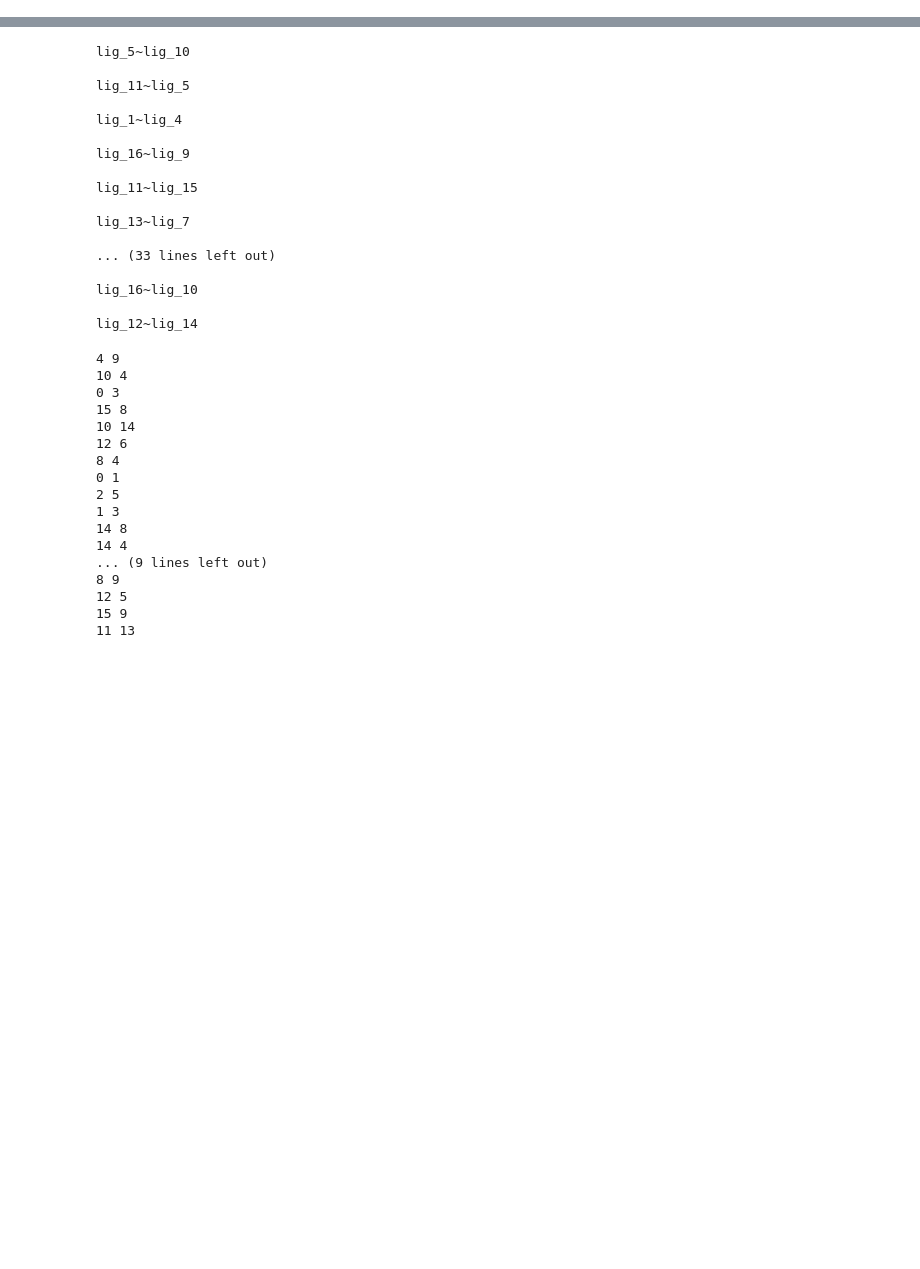
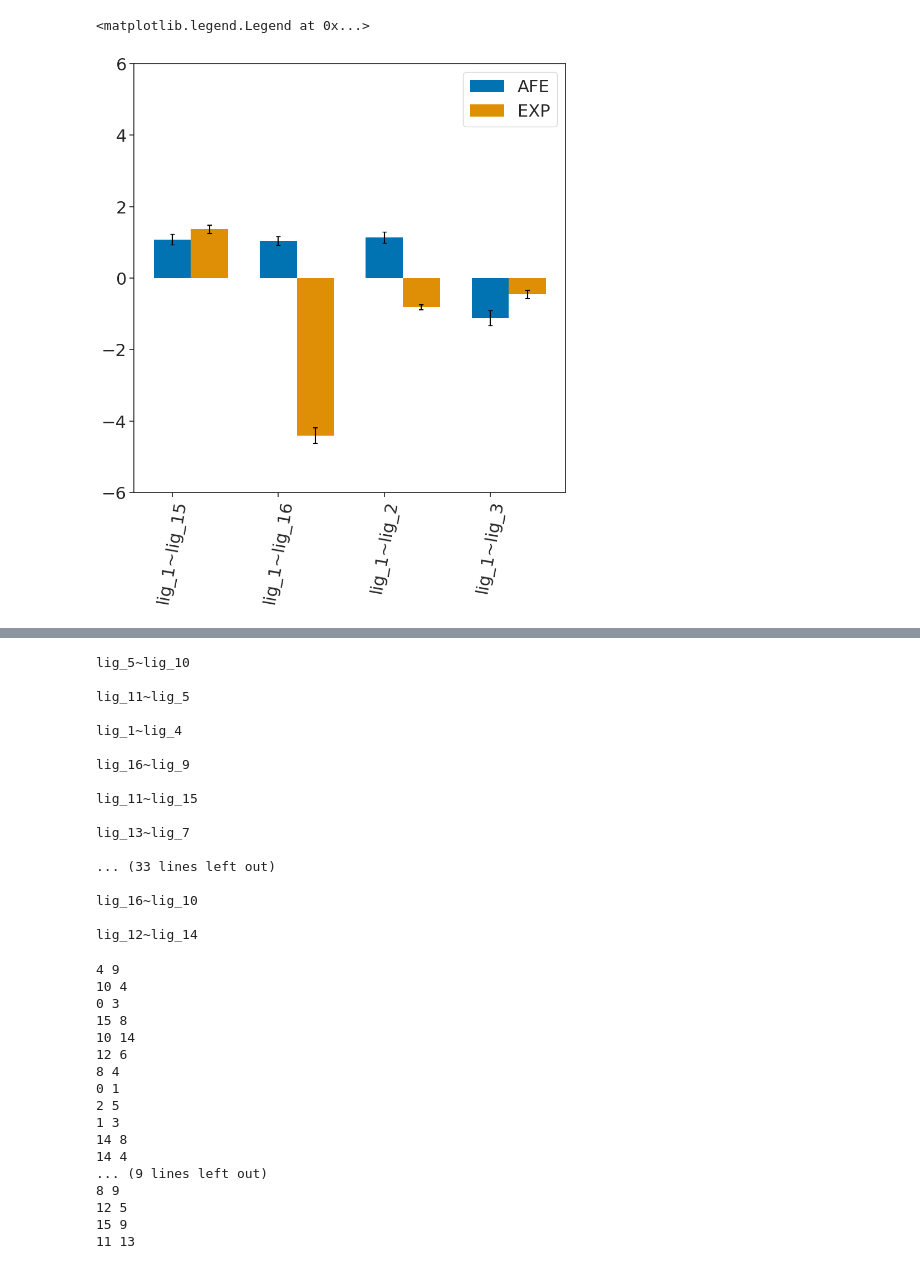
Before and after one commit to meyresearch/metalloenzymes, a Jupyter notebook: scripts/quick_analyse_somd.ipynb, the cells around one changed output, grey strips where cells are left out. Drawn from its saved outputs; the diff is of its cells as text; code cells hidden in the pictures; blank space fills up the shorter version.

```diff
--- a/scripts/quick_analyse_somd.ipynb
+++ b/scripts/quick_analyse_somd.ipynb
@@ -21,7 +18,7 @@ def inhibition_to_ddg(ki_a: float, ki_b: float) -> float:
     """
     convert experimental Ki values to binding free-energy difference
     :param ki_a: experimental Ki of ligand 1
-    :param ki_b: experimental Ki of ligand 2
+    :param ki_b: experimental Ki of ligand 1
     :return: experimental RBFE value
     """
     ic50_a = 2 * ki_a
@@ -42,0 +96,12 @@ lig_5~lig_10
+# %%
+first_indices = []
+second_indices = []
+for line in perturbations:
+    no_newline = line.strip("\n")
+    lig_1 = no_newline.split("~")[0].replace("lig_", "")
+    lig_2 = no_newline.split("~")[1].replace("lig_", "")
+    first_indices.append(int(lig_1) - 1)
+    second_indices.append(int(lig_2) - 1)
+
+for i in range(len(first_indices)):
+    print(first_indices[i], second_indices[i])
@@ -42,0 +142,46 @@ lig_5~lig_10
+# %%
+fig = plt.figure(figsize=(10, 10))
+sns.set(context="notebook", palette="colorblind", style="ticks", font_scale=2)
+x_label_locations = np.arange(len(free_energy_differences))
+bar_width = 0.35
+
+plt.bar(x_label_locations - bar_width / 2,
+        height=free_energy_differences,
+        width=bar_width,
+        yerr=free_energy_errors,
+        label="AFE",
+        # color="#0099AB",
+        linewidth=0)
+
+(_, caps, _) = plt.errorbar(x_label_locations - bar_width / 2,
+                            free_energy_differences,
+                            color="black",
+                            yerr=free_energy_errors,
+                            capsize=3,
+                            linestyle="")
+
+plt.bar(x_label_locations + bar_width / 2,
+        height=experimental_free_energies,
+        width=bar_width,
+        yerr=experimental_errors,
+        label="EXP",
+        # color="#0099AB",
+        linewidth=0)
+
+(_, caps, _) = plt.errorbar(x_label_locations + bar_width / 2,
+                            experimental_free_energies,
+                            color="black",
+                            yerr=experimental_errors,
+                            capsize=3,
+                            linestyle="")
+
+for cap in caps:
+    cap.set_color("black")
+    cap.set_markeredgewidth(1.5)
+# plt.ylim(-55, -40)
+plt.ylim(-6, 6)
+plt.xticks(x_label_locations - bar_width / 2, perturbations, rotation=80, ha="center")
+plt.legend()
+# %% [output]
+<matplotlib.legend.Legend at 0x...>
+[figure, added]
```
Also changed, not shown: parts of 14 cells of this notebook, 31 other files.
